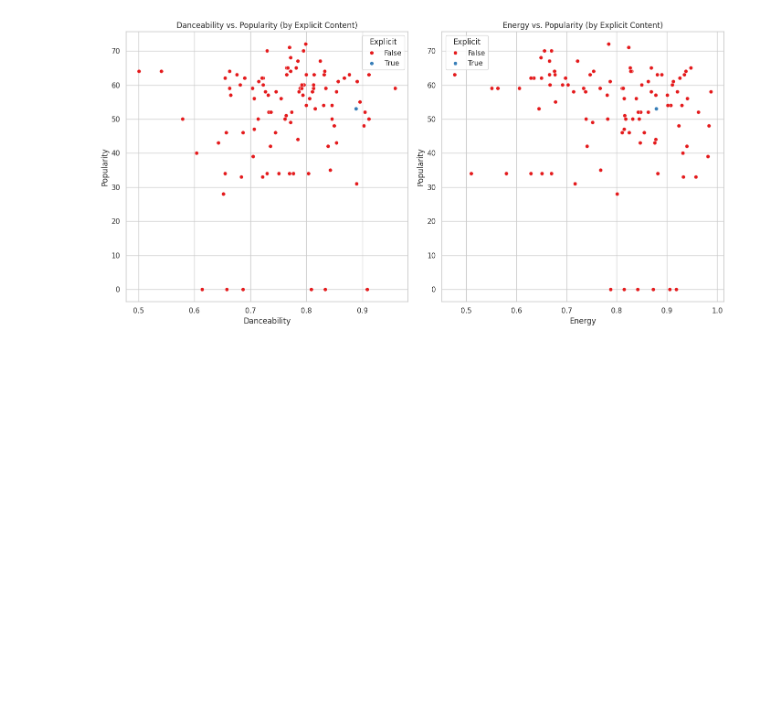
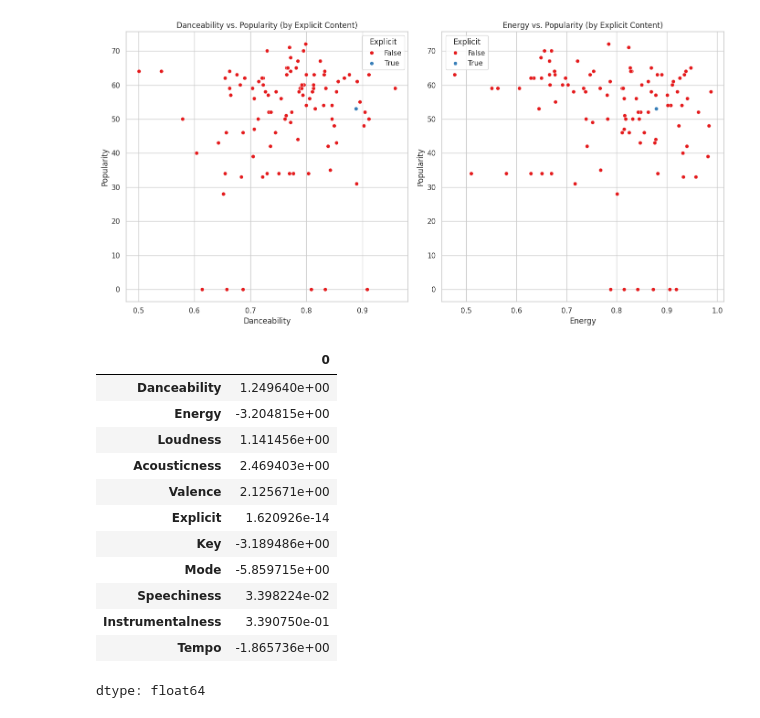
Before and after one commit to Vishnup211/Statistical-Modelling, a Jupyter notebook: Statistical_Modelling.ipynb, the cells around one changed output. Drawn from its saved outputs; the diff is of its cells as text; code cells hidden in the pictures; blank space fills up the shorter version.

```diff
--- a/Statistical_Modelling.ipynb
+++ b/Statistical_Modelling.ipynb
@@ -136,3 +138,51 @@ plt.tight_layout()
 plt.show()
 # %% [output]
 [figure]
+# %%
+from sklearn.model_selection import train_test_split
+from sklearn.linear_model import LinearRegression
+from sklearn.metrics import mean_squared_error, r2_score
+from sklearn.preprocessing import StandardScaler
+#Preapare Dataset for Linear Regression
+music_Datacleaning['Explicit'] = music_Datacleaning['Explicit'].astype(int)
+
+# selecting features and target for the model
+features = ['Danceability', 'Energy', 'Loudness', 'Acousticness', 'Valence', 'Explicit', 'Key', 'Mode', 'Speechiness', 'Instrumentalness', 'Tempo']
+X = music_Datacleaning[features]
+y = music_Datacleaning['Popularity']
+
+# standardizing the features
+scaler = StandardScaler()
+X_scaled = scaler.fit_transform(X)
+
+# splitting the dataset into training and testing sets
+X_train, X_test, y_train, y_test = train_test_split(X_scaled, y, test_size=0.2, random_state=42)
+
+# initializing and training the linear regression model
+model = LinearRegression()
+model.fit(X_train, y_train)
+
+# predicting on the test set
+y_pred = model.predict(X_test)
+
+# evaluating the model
+mse = mean_squared_error(y_test, y_pred)
+r2 = r2_score(y_test, y_pred)
+
+# outputting the coefficients and performance metrics
+coefficients = pd.Series(model.coef_, index=features)
+coefficients
+# %% [output]
+|  | 0 |
+| Danceability | 1.249640e+00 |
+| Energy | -3.204815e+00 |
+| Loudness | 1.141456e+00 |
+| Acousticness | 2.469403e+00 |
+| Valence | 2.125671e+00 |
+| Explicit | 1.620926e-14 |
+| Key | -3.189486e+00 |
+| Mode | -5.859715e+00 |
+| Speechiness | 3.398224e-02 |
+| Instrumentalness | 3.390750e-01 |
+| Tempo | -1.865736e+00 |
+dtype: float64
```
Also changed, not shown: parts of 1 cell of this notebook.
